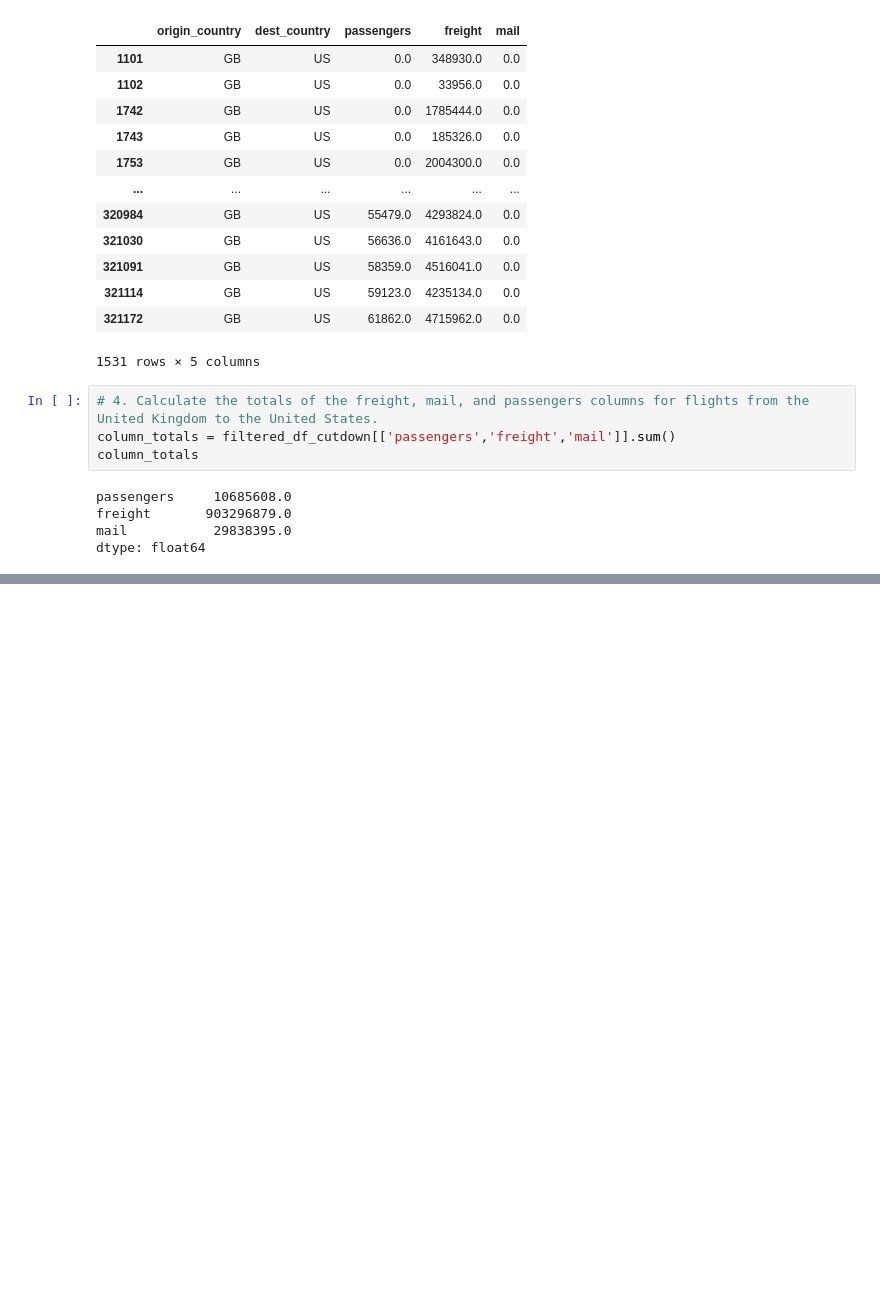
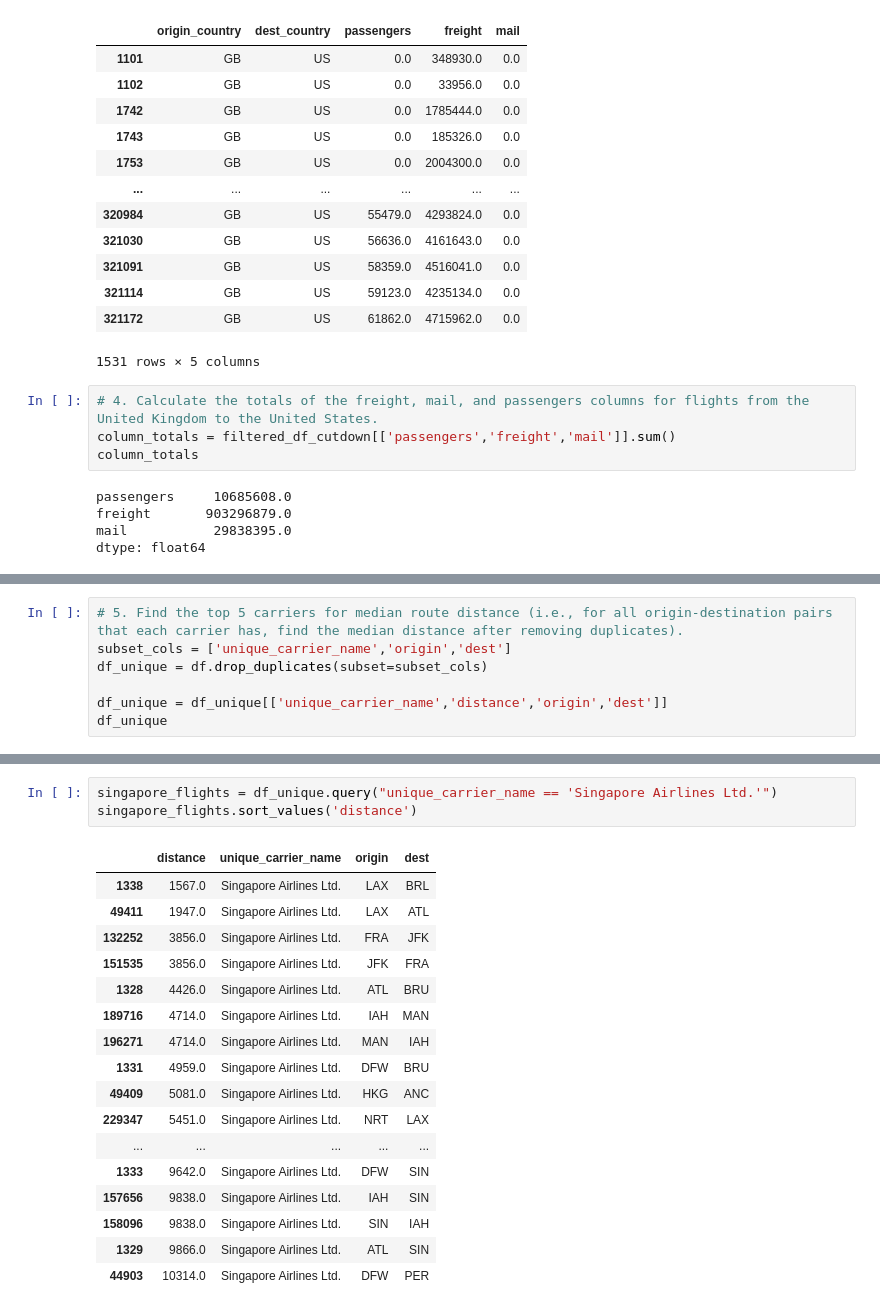
Before and after one commit to 99tyler99/Python, a Jupyter notebook: Python Charmers Fundamentals 06 Pandas Test.ipynb, the cells around one changed output, grey strips where cells are left out. Saved outputs shown, nothing was run; the diff lists cells and outputs as text; blank space fills up the shorter version.

```diff
--- a/Python Charmers Fundamentals 06 Pandas Test.ipynb
+++ b/Python Charmers Fundamentals 06 Pandas Test.ipynb
@@ -105,0 +123,7 @@ dtype: float64
+# %%
+# 5. Find the top 5 carriers for median route distance (i.e., for all origin-destination pairs that each carrier has, find the median distance after removing duplicates).
+subset_cols = ['unique_carrier_name','origin','dest']
+df_unique = df.drop_duplicates(subset=subset_cols)
+
+df_unique = df_unique[['unique_carrier_name','distance','origin','dest']]
+df_unique
@@ -105,0 +157,21 @@ dtype: float64
+# %%
+singapore_flights = df_unique.query("unique_carrier_name == 'Singapore Airlines Ltd.'")
+singapore_flights.sort_values('distance')
+# %% [output]
+|  | distance | unique_carrier_name | origin | dest |
+| 1338 | 1567.0 | Singapore Airlines Ltd. | LAX | BRL |
+| 49411 | 1947.0 | Singapore Airlines Ltd. | LAX | ATL |
+| 132252 | 3856.0 | Singapore Airlines Ltd. | FRA | JFK |
+| 151535 | 3856.0 | Singapore Airlines Ltd. | JFK | FRA |
+| 1328 | 4426.0 | Singapore Airlines Ltd. | ATL | BRU |
+| 189716 | 4714.0 | Singapore Airlines Ltd. | IAH | MAN |
+| 196271 | 4714.0 | Singapore Airlines Ltd. | MAN | IAH |
+| 1331 | 4959.0 | Singapore Airlines Ltd. | DFW | BRU |
+| 49409 | 5081.0 | Singapore Airlines Ltd. | HKG | ANC |
+| 229347 | 5451.0 | Singapore Airlines Ltd. | NRT | LAX |
+| ... | ... | ... | ... | ... |
+| 1333 | 9642.0 | Singapore Airlines Ltd. | DFW | SIN |
+| 157656 | 9838.0 | Singapore Airlines Ltd. | IAH | SIN |
+| 158096 | 9838.0 | Singapore Airlines Ltd. | SIN | IAH |
+| 1329 | 9866.0 | Singapore Airlines Ltd. | ATL | SIN |
+| 44903 | 10314.0 | Singapore Airlines Ltd. | DFW | PER |
```
Also changed, not shown: parts of 9 cells of this notebook.
